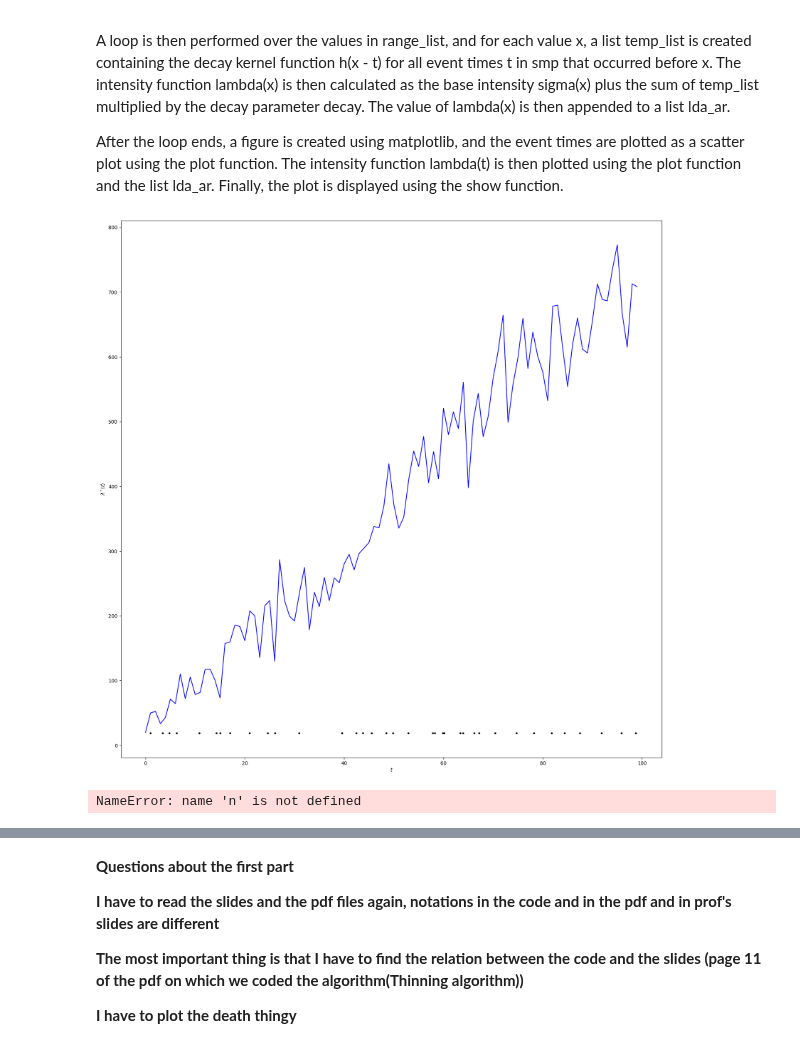
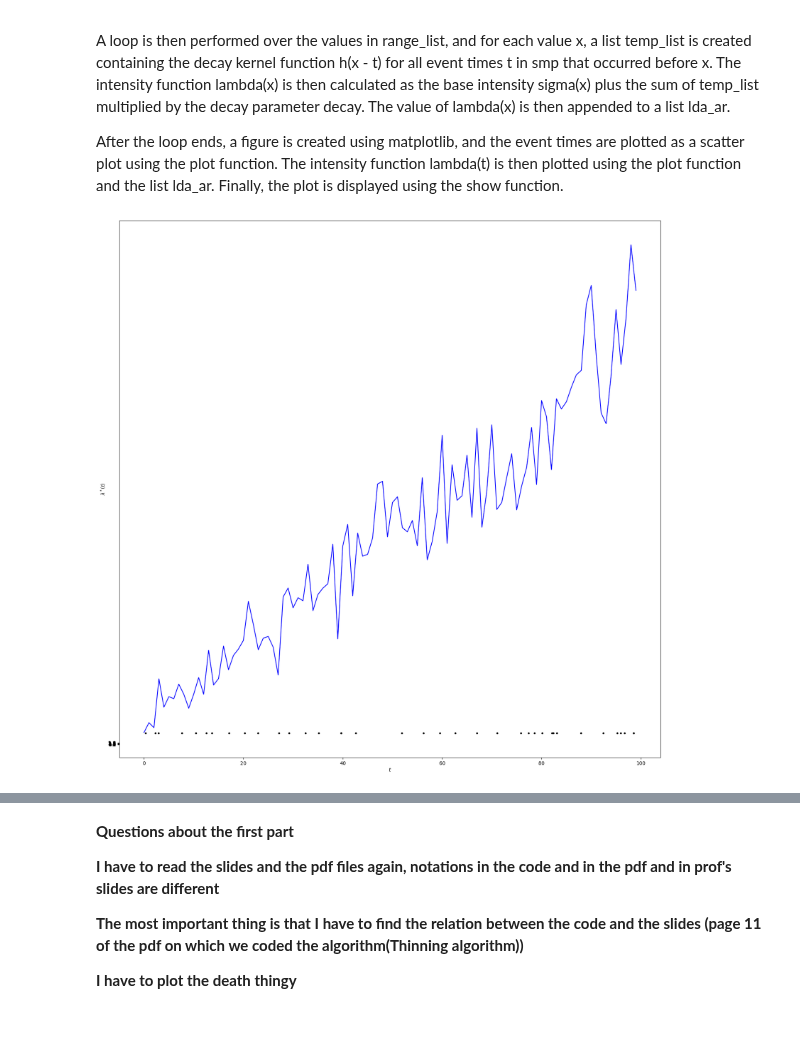
Before and after one commit to DrDoof14/Computer-AidedSimulationsLab, a Jupyter notebook: 16/lab16.ipynb, the cells around one changed output, grey strips where cells are left out. Cells and saved outputs as stored; diff of their text form; code cells hidden in the pictures.

```diff
--- a/16/lab16.ipynb
+++ b/16/lab16.ipynb
@@ -529,40 +529,31 @@ After the loop ends, a figure is created using matplotlib, and the event times a
 # %%
 import numpy as np
 import matplotlib.pyplot as plt
 
 smp = np.asarray(event_times) # we create a smp with the lenght of the events
 
 
 range_list = np.arange(0, T, 1)
 
 
 
 
 lda_ar = []
 
 for x in range_list:
     temp_list = [h1(x - t) for t in smp[smp < x]]
 #     temp_list = [h1(x - t) for t in smp[smp < x]]
 
     # print(0.1 + np.sum(temp_list))
     lda_ar.append(sigma(x) +decay* np.sum(temp_list)) # that 2 is the value for decay
     # it should be changed to decay
 
 plt.figure(figsize=(20,20))
 # plt.yscale("log")
 plt.ylabel("$\lambda^*(t)$")
 plt.xlabel("$t$")
-# plt.yticks(np.arange(0, 3, 0.1))
+plt.yticks(np.arange(0, 3, 0.1))
 plt.plot(smp, np.ones_like(smp) * 19, 'k.')
 _ = plt.plot(range_list, lda_ar, 'b-')
 # %% [output]
-[figure, old version]
+[figure, new version]
-# %%
-plt.plot( np.ones_like(smp) , n, label='Infected')
-plt.plot( np.ones_like(smp) , dead_ppl, label='Death')
-plt.xlabel('Time (days)')
-plt.ylabel('Number of individuals')
-plt.legend()
-plt.show()
-# %% [output]
-NameError: name 'n' is not defined
```
Also changed, not shown: parts of 2 cells of this notebook.
